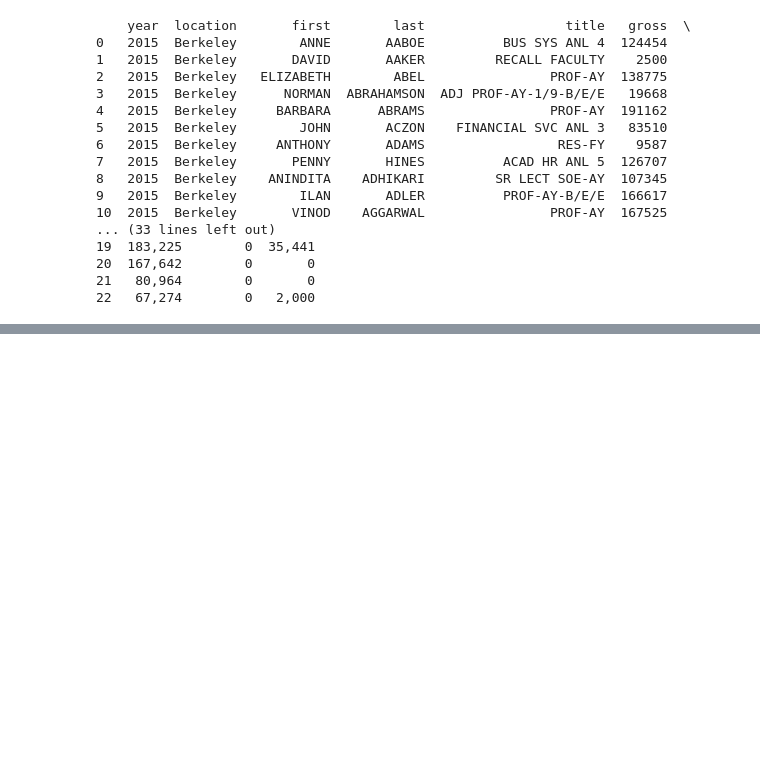
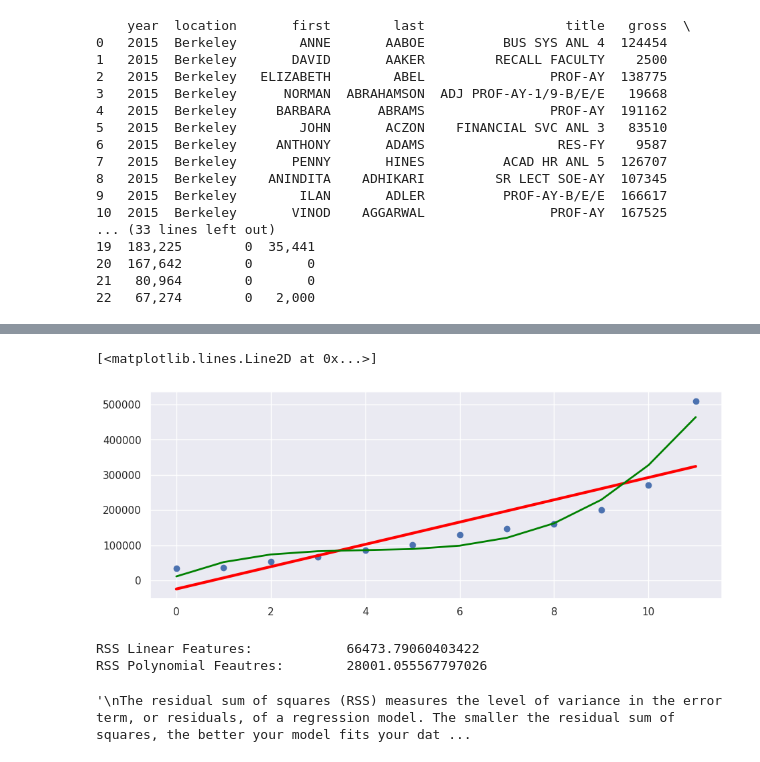
Before and after one commit to Sinchiguano/chicagoUniversity, a Jupyter notebook: nonLinearDataSet.ipynb, the cells around one changed output, grey strips where cells are left out. Saved outputs shown, nothing was run; the diff lists cells and outputs as text; code cells hidden in the pictures; blank space fills up the shorter version.

```diff
--- a/nonLinearDataSet.ipynb
+++ b/nonLinearDataSet.ipynb
@@ -103,0 +242,38 @@ ABSOLUTE RETURNS INV MGR 3  472294.000000
+# %%
+model1=LinearRegression()
+model1.fit(features, target)
+y1_hat=model1.predict(features)
+
+
+
+model2=LinearRegression()
+model2.fit(pf, target)
+y2_hat=model2.predict(pf)
+# %%
+plt.plot(features, target,'.', markersize=12)
+
+
+plt.plot(features,y1_hat,color='red',linewidth=3)
+
+plt.plot(features,y2_hat,color='green',linewidth=2)
+# %% [output]
+[<matplotlib.lines.Line2D at 0x...>]
+[figure, added]
+# %%
+from sklearn.metrics import mean_squared_error
+
+print("""
+RSS Linear Features:\t\t{}
+RSS Polynomial Feautres:\t{}
+""".format(
+            np.sqrt(mean_squared_error(target, y1_hat)),
+            np.sqrt(mean_squared_error(target, y2_hat)
+                   )))
+
+'''
+The residual sum of squares (RSS) measures the level of variance in the error term, or residuals, of a regression model. The smaller the residual sum of squares, the better your model fits your data;
+'''
+# %% [output]
+RSS Linear Features:            66473.79060403422
+RSS Polynomial Feautres:        28001.055567797026
+'\nThe residual sum of squares (RSS) measures the level of variance in the error term, or residuals, of a regression model. The smaller the residual sum of squares, the better your model fits your dat ...
```
Also changed, not shown: parts of 5 cells of this notebook.
